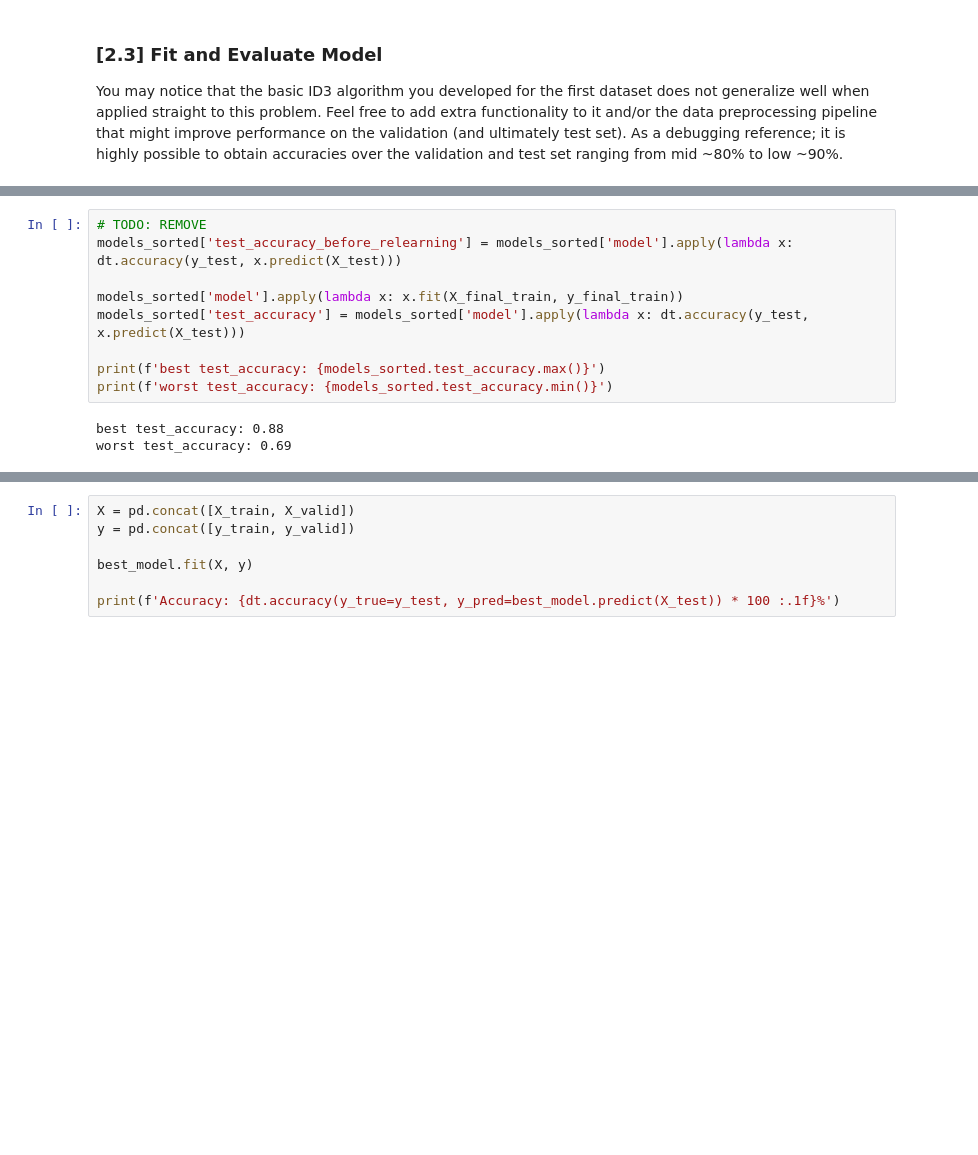
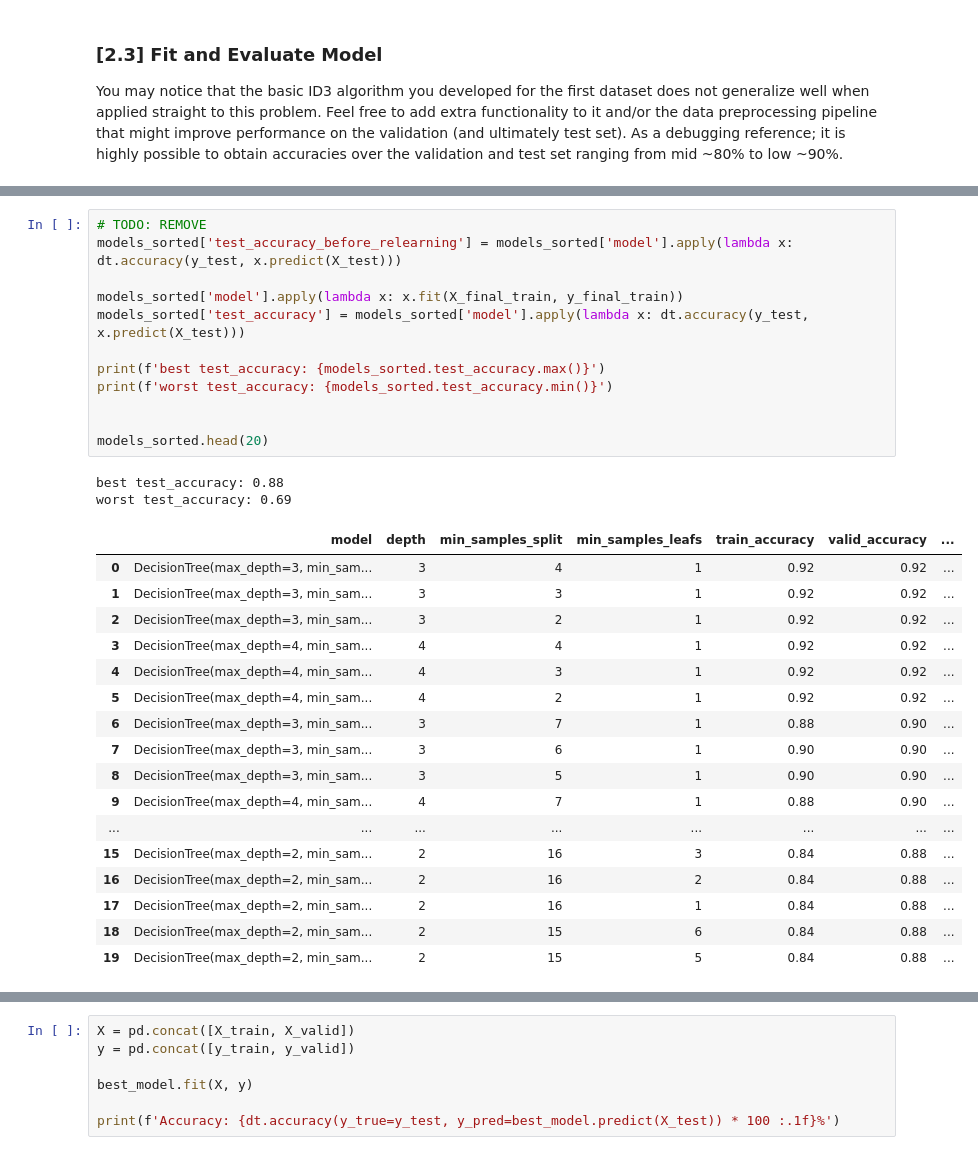
Before and after one commit to LasseLemke/TDT-4173-2023-task-1, a Jupyter notebook: decision_tree/experiment.ipynb, the cells around one changed output, grey strips where cells are left out. Saved outputs shown, nothing was run; the diff lists cells and outputs as text; blank space fills up the shorter version.

```diff
--- a/decision_tree/experiment.ipynb
+++ b/decision_tree/experiment.ipynb
@@ -269,15 +222,35 @@ worst valid_accuracy: 0.7
 # %%
 # TODO: REMOVE
 models_sorted['test_accuracy_before_relearning'] = models_sorted['model'].apply(lambda x: dt.accuracy(y_test, x.predict(X_test)))
 
 models_sorted['model'].apply(lambda x: x.fit(X_final_train, y_final_train))
 models_sorted['test_accuracy'] = models_sorted['model'].apply(lambda x: dt.accuracy(y_test, x.predict(X_test)))
 
 print(f'best test_accuracy: {models_sorted.test_accuracy.max()}')
 print(f'worst test_accuracy: {models_sorted.test_accuracy.min()}')
+
+
+models_sorted.head(20)
 # %% [output]
 best test_accuracy: 0.88
 worst test_accuracy: 0.69
+|  | model | depth | min_samples_split | min_samples_leafs | train_accuracy | valid_accuracy | ... |
+| 0 | DecisionTree(max_depth=3, min_sam... | 3 | 4 | 1 | 0.92 | 0.92 | ... |
+| 1 | DecisionTree(max_depth=3, min_sam... | 3 | 3 | 1 | 0.92 | 0.92 | ... |
+| 2 | DecisionTree(max_depth=3, min_sam... | 3 | 2 | 1 | 0.92 | 0.92 | ... |
+| 3 | DecisionTree(max_depth=4, min_sam... | 4 | 4 | 1 | 0.92 | 0.92 | ... |
+| 4 | DecisionTree(max_depth=4, min_sam... | 4 | 3 | 1 | 0.92 | 0.92 | ... |
+| 5 | DecisionTree(max_depth=4, min_sam... | 4 | 2 | 1 | 0.92 | 0.92 | ... |
+| 6 | DecisionTree(max_depth=3, min_sam... | 3 | 7 | 1 | 0.88 | 0.90 | ... |
+| 7 | DecisionTree(max_depth=3, min_sam... | 3 | 6 | 1 | 0.90 | 0.90 | ... |
+| 8 | DecisionTree(max_depth=3, min_sam... | 3 | 5 | 1 | 0.90 | 0.90 | ... |
+| 9 | DecisionTree(max_depth=4, min_sam... | 4 | 7 | 1 | 0.88 | 0.90 | ... |
+| ... | ... | ... | ... | ... | ... | ... | ... |
+| 15 | DecisionTree(max_depth=2, min_sam... | 2 | 16 | 3 | 0.84 | 0.88 | ... |
+| 16 | DecisionTree(max_depth=2, min_sam... | 2 | 16 | 2 | 0.84 | 0.88 | ... |
+| 17 | DecisionTree(max_depth=2, min_sam... | 2 | 16 | 1 | 0.84 | 0.88 | ... |
+| 18 | DecisionTree(max_depth=2, min_sam... | 2 | 15 | 6 | 0.84 | 0.88 | ... |
+| 19 | DecisionTree(max_depth=2, min_sam... | 2 | 15 | 5 | 0.84 | 0.88 | ... |
 # %%
 f, ax = plt.subplots(1,3,figsize=(15, 5))
 
```
Also changed, not shown: parts of 12 cells of this notebook.
